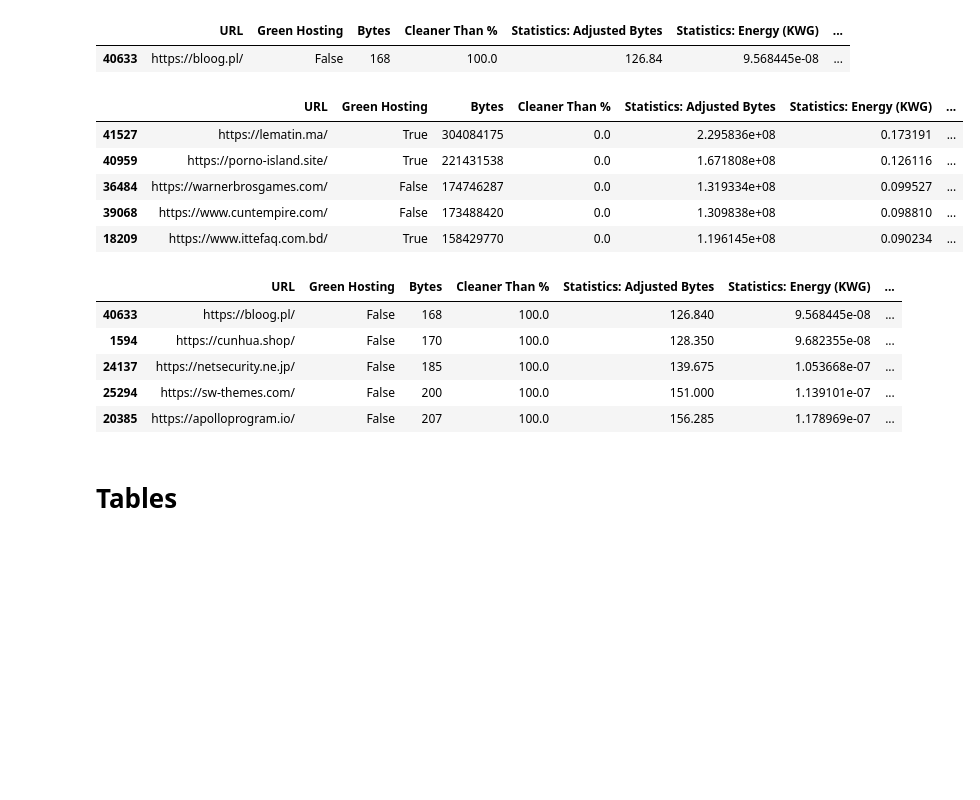
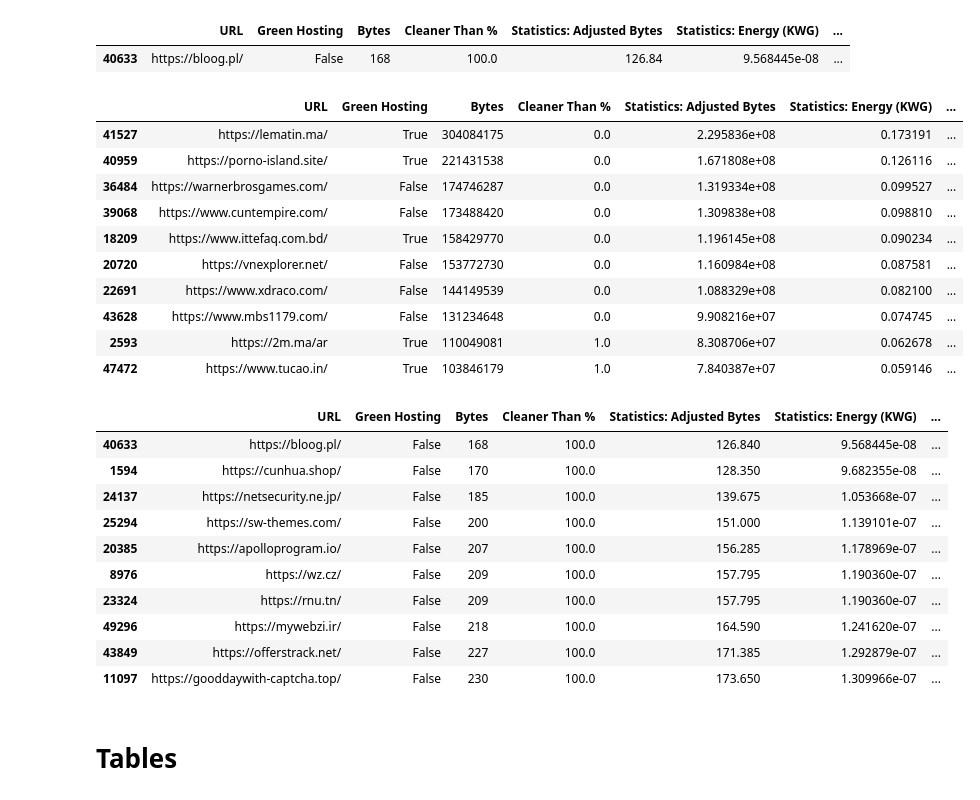
Before and after one commit to ivanivanov10101/bachelor-project, a Jupyter notebook: CSV.ipynb, the cells around one changed output. Cells and saved outputs as stored; diff of their text form; code cells hidden in the pictures; blank space fills up the shorter version.

```diff
--- a/CSV.ipynb
+++ b/CSV.ipynb
@@ -165,16 +165,21 @@ df[df["Statistics: Adjusted Bytes"] == min]
 dfmax = df.sort_values(['Bytes'], ascending=False).groupby('Bytes').tail(2)
 dfmin = df.sort_values(['Bytes'], ascending=True).groupby('Bytes').tail(2)
 # %%
-dfmax.head(5)
+dfmax.head(10)
 # %% [output]
 |  | URL | Green Hosting | Bytes | Cleaner Than % | Statistics: Adjusted Bytes | Statistics: Energy (KWG) | ... |
 | 41527 | https://lematin.ma/ | True | 304084175 | 0.0 | 2.295836e+08 | 0.173191 | ... |
 | 40959 | https://porno-island.site/ | True | 221431538 | 0.0 | 1.671808e+08 | 0.126116 | ... |
 | 36484 | https://warnerbrosgames.com/ | False | 174746287 | 0.0 | 1.319334e+08 | 0.099527 | ... |
 | 39068 | https://www.cuntempire.com/ | False | 173488420 | 0.0 | 1.309838e+08 | 0.098810 | ... |
 | 18209 | https://www.ittefaq.com.bd/ | True | 158429770 | 0.0 | 1.196145e+08 | 0.090234 | ... |
+| 20720 | https://vnexplorer.net/ | False | 153772730 | 0.0 | 1.160984e+08 | 0.087581 | ... |
+| 22691 | https://www.xdraco.com/ | False | 144149539 | 0.0 | 1.088329e+08 | 0.082100 | ... |
+| 43628 | https://www.mbs1179.com/ | False | 131234648 | 0.0 | 9.908216e+07 | 0.074745 | ... |
+| 2593 | https://2m.ma/ar | True | 110049081 | 1.0 | 8.308706e+07 | 0.062678 | ... |
+| 47472 | https://www.tucao.in/ | True | 103846179 | 1.0 | 7.840387e+07 | 0.059146 | ... |
 # %%
-dfmin.head(5)
+dfmin.head(10)
 # %% [output]
 |  | URL | Green Hosting | Bytes | Cleaner Than % | Statistics: Adjusted Bytes | Statistics: Energy (KWG) | ... |
 | 40633 | https://bloog.pl/ | False | 168 | 100.0 | 126.840 | 9.568445e-08 | ... |
@@ -182,3 +187,8 @@ dfmin.head(5)
 | 24137 | https://netsecurity.ne.jp/ | False | 185 | 100.0 | 139.675 | 1.053668e-07 | ... |
 | 25294 | https://sw-themes.com/ | False | 200 | 100.0 | 151.000 | 1.139101e-07 | ... |
 | 20385 | https://apolloprogram.io/ | False | 207 | 100.0 | 156.285 | 1.178969e-07 | ... |
+| 8976 | https://wz.cz/ | False | 209 | 100.0 | 157.795 | 1.190360e-07 | ... |
+| 23324 | https://rnu.tn/ | False | 209 | 100.0 | 157.795 | 1.190360e-07 | ... |
+| 49296 | https://mywebzi.ir/ | False | 218 | 100.0 | 164.590 | 1.241620e-07 | ... |
+| 43849 | https://offerstrack.net/ | False | 227 | 100.0 | 171.385 | 1.292879e-07 | ... |
+| 11097 | https://gooddaywith-captcha.top/ | False | 230 | 100.0 | 173.650 | 1.309966e-07 | ... |
```
Also changed, not shown: parts of 5 cells of this notebook, 7 other files.
